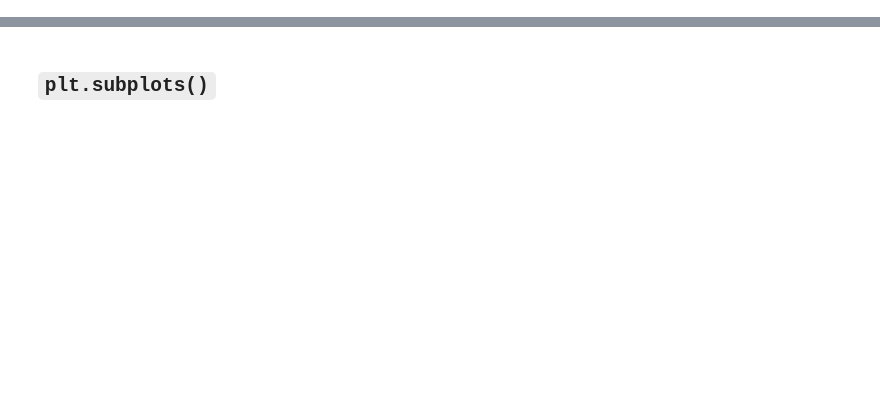
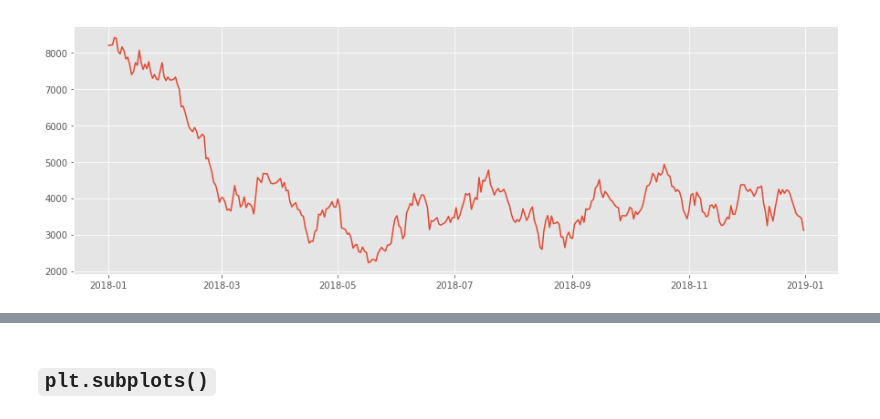
Before and after one commit to icane/curso_python, a Jupyter notebook: slides/code/s06/visualizacion_con_matplotlib.ipynb, the cells around one changed output, grey strips where cells are left out. Drawn from its saved outputs; the diff is of its cells as text; code cells hidden in the pictures; blank space fills up the shorter version.

```diff
--- a/slides/code/s06/visualizacion_con_matplotlib.ipynb
+++ b/slides/code/s06/visualizacion_con_matplotlib.ipynb
@@ -16,7 +21,15 @@ plt.rcParams['figure.figsize'] = [20.0, 10.0]
 # %%
 # Obtención de datos
 N = 365
 np.random.seed(2983)  # reproducibilidad
+t = pd.date_range('1/1/2018', periods=N)
+y = 200 * (np.random.randn(N).cumsum() + 40)
 
-t = pd.date_range('1/1/2018', periods=N)
-y = np.random.randn(N).cumsum()
+#####
+fig = plt.figure()  # crea figura
+ax = plt.subplot(1, 1, 1)  # crea ejes
+
+ax.plot(t, y);  # dibuja sobre los ejes
+#####
+# %% [output]
+[figure, added]
```
Also changed, not shown: parts of 6 cells of this notebook, 12 other files.
